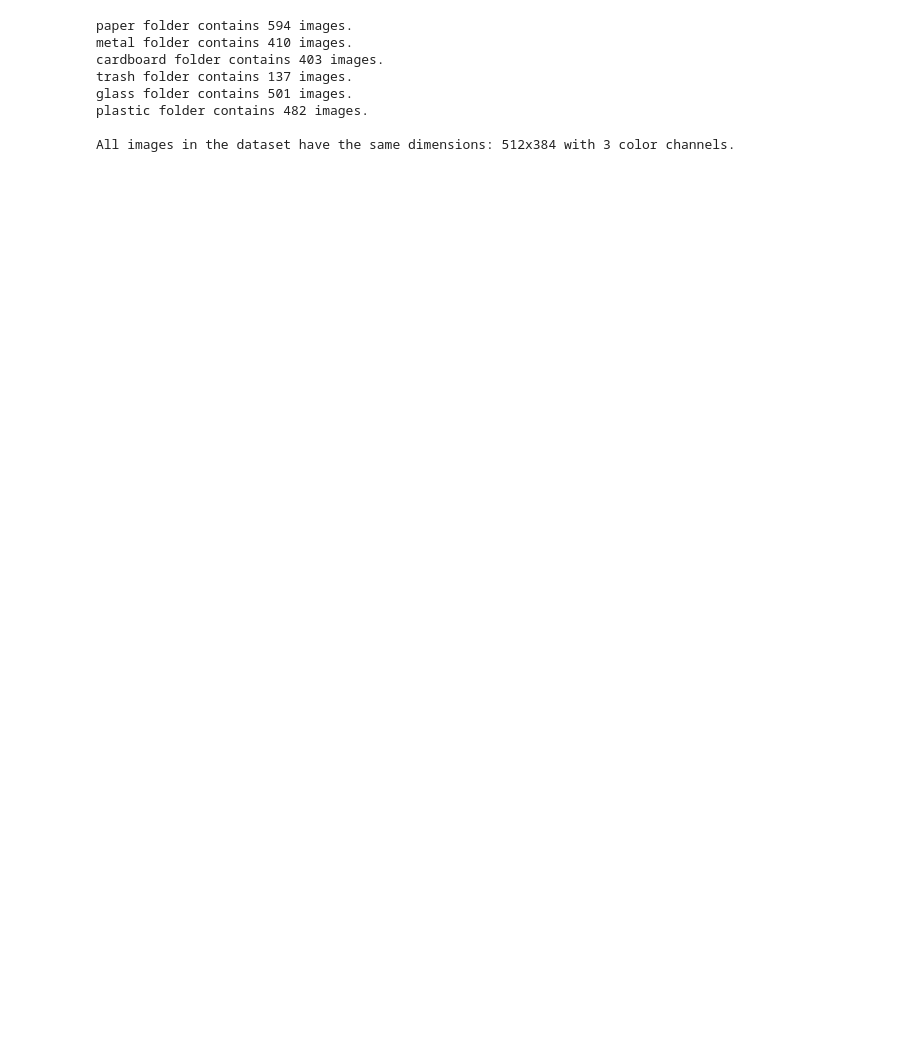
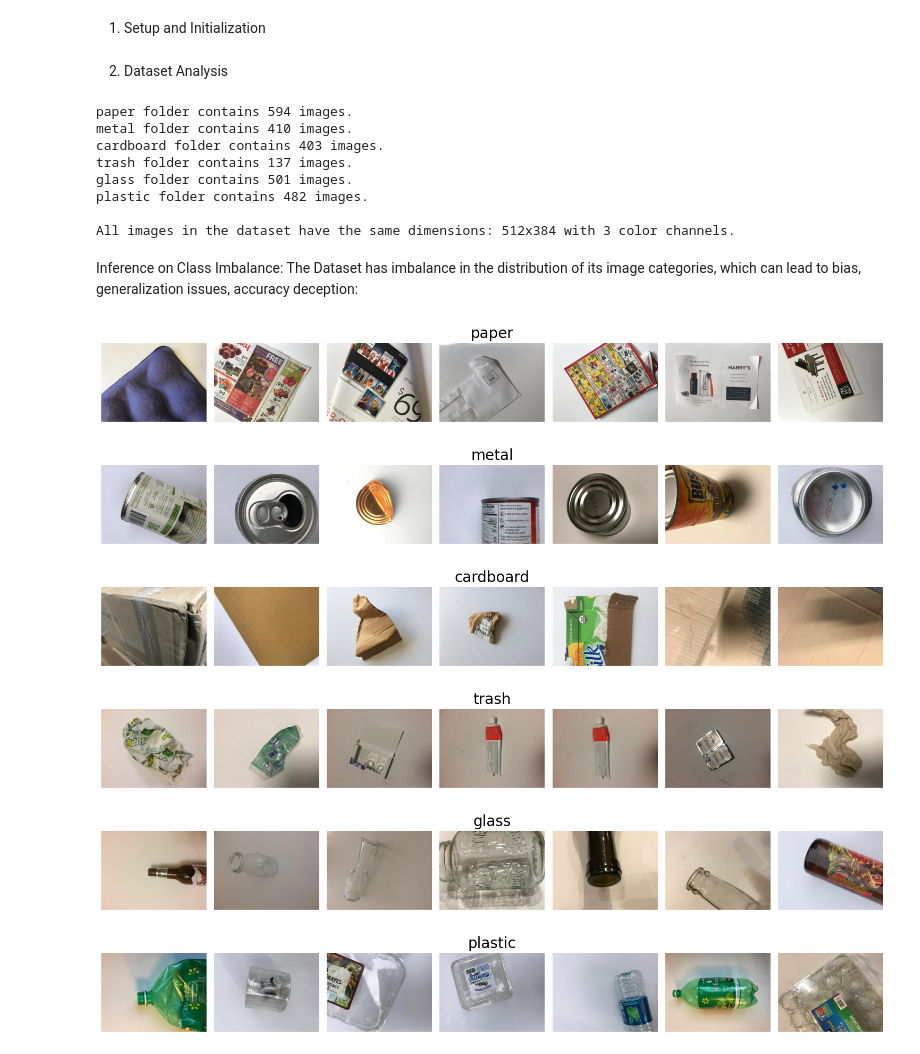
Before and after one commit to hmunjampally/DL-recyclable-Waste-Recognition, a Jupyter notebook: notebooks/Data_Preparation.ipynb, the cells around one changed output. Drawn from its saved outputs; the diff is of its cells as text; code cells hidden in the pictures; blank space fills up the shorter version.

```diff
--- a/notebooks/Data_Preparation.ipynb
+++ b/notebooks/Data_Preparation.ipynb
@@ -1,3 +1,5 @@
+# %% [markdown]
+1. Setup and Initialization
 # %%
 import warnings
 warnings.filterwarnings('ignore')
@@ -21,6 +23,8 @@ from keras.callbacks import ReduceLROnPlateau, EarlyStopping
 from keras.models import Model
 from keras.utils import plot_model
 from sklearn.metrics import classification_report, confusion_matrix
+# %% [markdown]
+2. Dataset Analysis
 # %%
 # Define the path where our dataset is stored
 dataset_path = '../data/TrashNet'
@@ -67,3 +71,37 @@ glass folder contains 501 images.
 plastic folder contains 482 images.
 
 All images in the dataset have the same dimensions: 512x384 with 3 color channels.
+# %% [markdown]
+Inference on Class Imbalance:
+The Dataset has  imbalance in the distribution of its image categories, which can lead to bias, generalization issues, accuracy deception:
+# %%
+# Iterate over each trash type (folder) to display images
+for garbage_type in garbage_types:
+    folder_path = os.path.join(dataset_path, garbage_type)
+
+    # Verify that the current item is a directory
+    if os.path.isdir(folder_path):
+        image_files = [f for f in os.listdir(folder_path) if f.endswith(('jpg', 'jpeg'))]
+
+        # Select the first 10 images
+        image_files = image_files[:7]
+
+        # Set up subplots
+        fig, axs = plt.subplots(1, 7, figsize=(15, 2))
+
+        for i, image_file in enumerate(image_files):
+            image_path = os.path.join(folder_path, image_file)
+            with Image.open(image_path) as img:
+                axs[i].imshow(img)
+                axs[i].axis('off')
+
+        plt.tight_layout()
+        fig.suptitle(garbage_type, fontsize=20, y=1.03)
+        plt.show()
+# %% [output]
+[figure, added]
+[figure, added]
+[figure, added]
+[figure, added]
+[figure, added]
+[figure, added]
```
Also changed, not shown: parts of 17 cells of this notebook.
